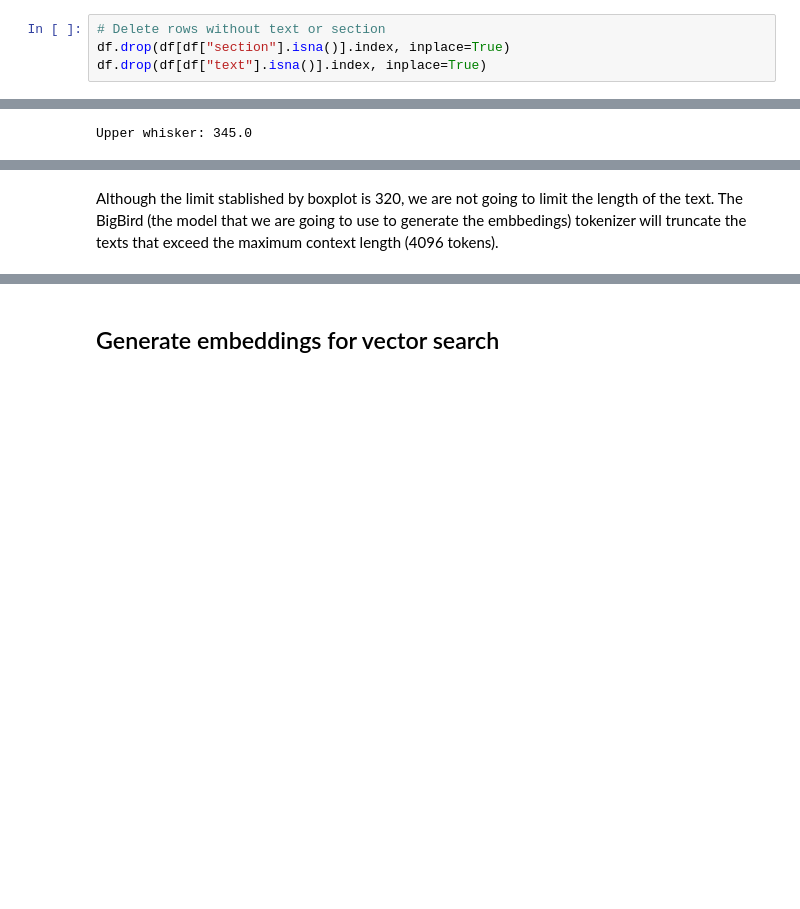
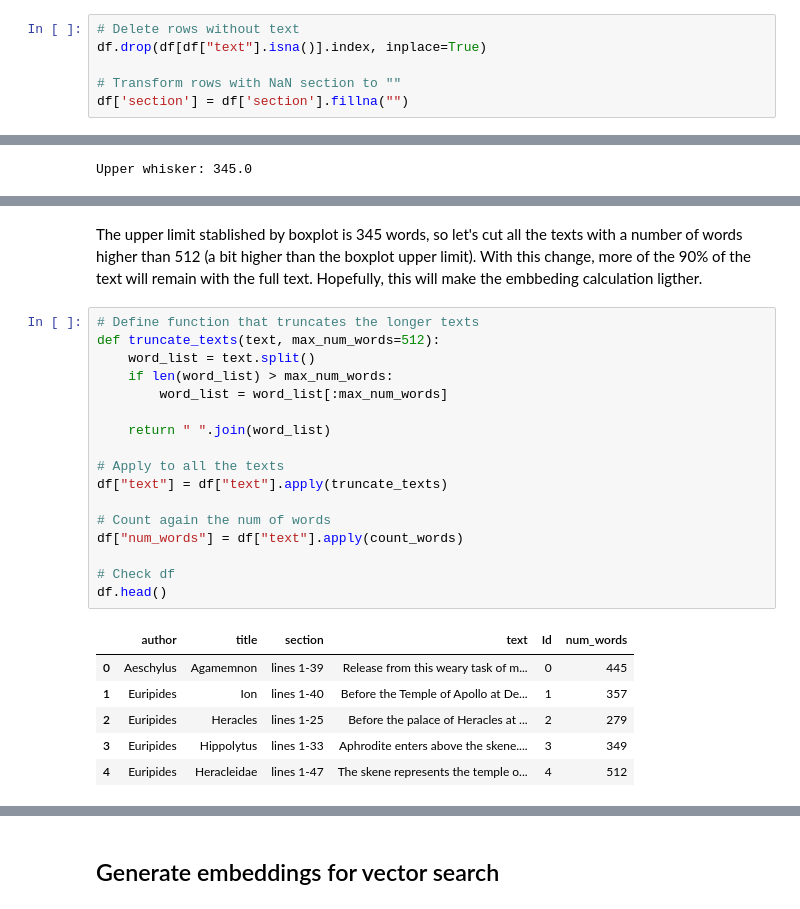
Before and after one commit to jjimenezgil/clio-ai, a Jupyter notebook: notebooks/Ingestion.ipynb, the cells around one changed output, grey strips where cells are left out. Saved outputs shown, nothing was run; the diff lists cells and outputs as text; blank space fills up the shorter version.

```diff
--- a/notebooks/Ingestion.ipynb
+++ b/notebooks/Ingestion.ipynb
@@ -36,9 +38,11 @@ df.shape
 # Append index as ID
 df['Id'] = df.index
 # %%
-# Delete rows without text or section
-df.drop(df[df["section"].isna()].index, inplace=True)
+# Delete rows without text
 df.drop(df[df["text"].isna()].index, inplace=True)
+
+# Transform rows with NaN section to ""
+df['section'] = df['section'].fillna("")
 # %%
 # Check new size
 df.shape
@@ -104,2 +96,26 @@ df[df["num_words"] > 1000]
 # %% [markdown]
-Although the limit stablished by boxplot is 320, we are not going to limit the length of the text. The BigBird (the model that we are going to use to generate the embbedings) tokenizer will truncate the texts that exceed the maximum context length (4096 tokens).
+The upper limit stablished by boxplot is 345 words, so let's cut all the texts with a number of words higher than 512 (a bit higher than the boxplot upper limit). With this change, more of the 90% of the text will remain with the full text. Hopefully, this will make the embbeding calculation ligther.
+# %%
+# Define function that truncates the longer texts
+def truncate_texts(text, max_num_words=512):
+    word_list = text.split()
+    if len(word_list) > max_num_words:
+        word_list = word_list[:max_num_words]
+
+    return " ".join(word_list)
+
+# Apply to all the texts
+df["text"] = df["text"].apply(truncate_texts)
+
+# Count again the num of words
+df["num_words"] = df["text"].apply(count_words)
+
+# Check df
+df.head()
+# %% [output]
+|  | author | title | section | text | Id | num_words |
+| 0 | Aeschylus | Agamemnon | lines 1-39 | Release from this weary task of m... | 0 | 445 |
+| 1 | Euripides | Ion | lines 1-40 | Before the Temple of Apollo at De... | 1 | 357 |
+| 2 | Euripides | Heracles | lines 1-25 | Before the palace of Heracles at ... | 2 | 279 |
+| 3 | Euripides | Hippolytus | lines 1-33 | Aphrodite enters above the skene.... | 3 | 349 |
+| 4 | Euripides | Heracleidae | lines 1-47 | The skene represents the temple o... | 4 | 512 |
```
Also changed, not shown: parts of 14 cells of this notebook.
